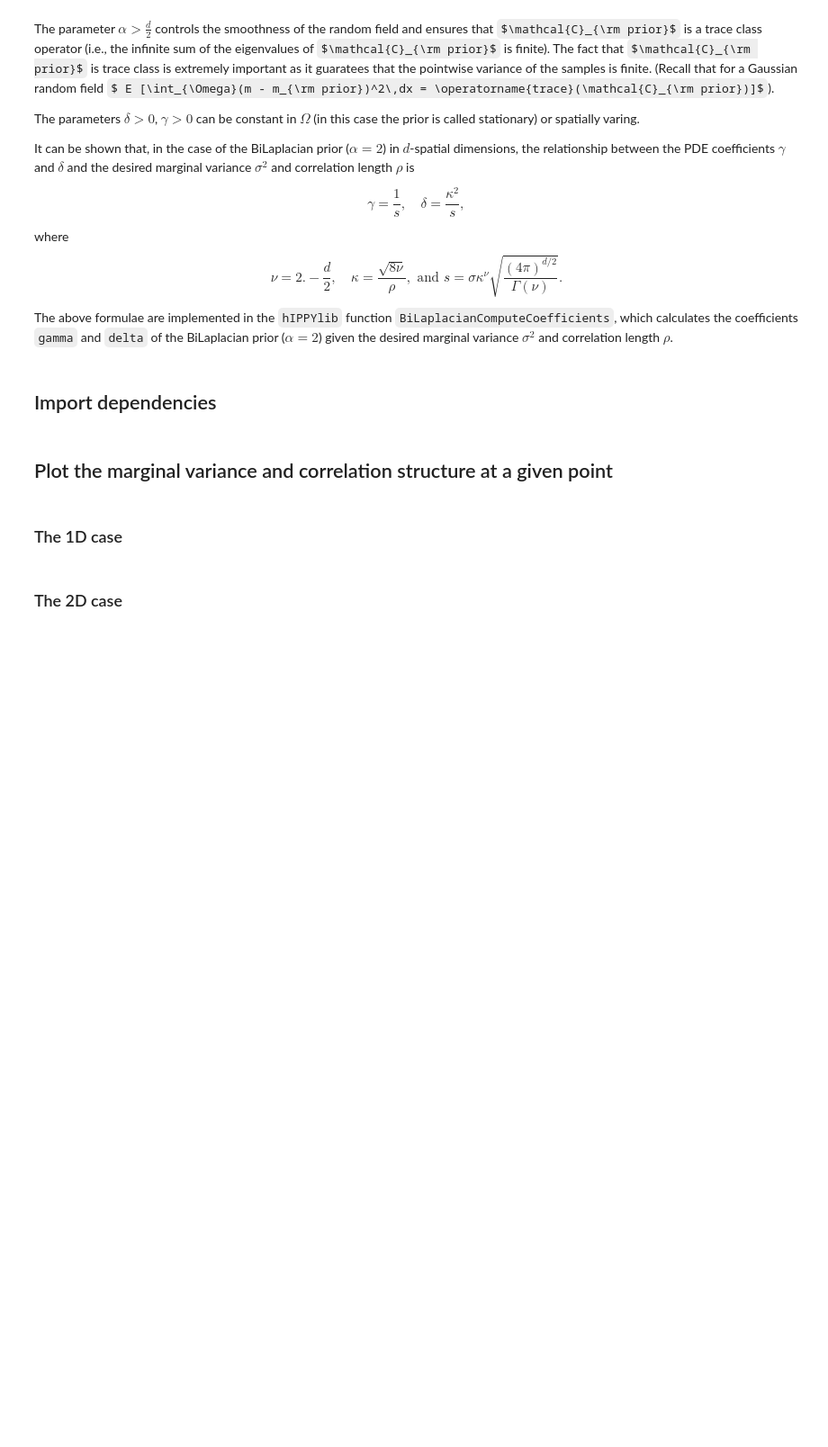
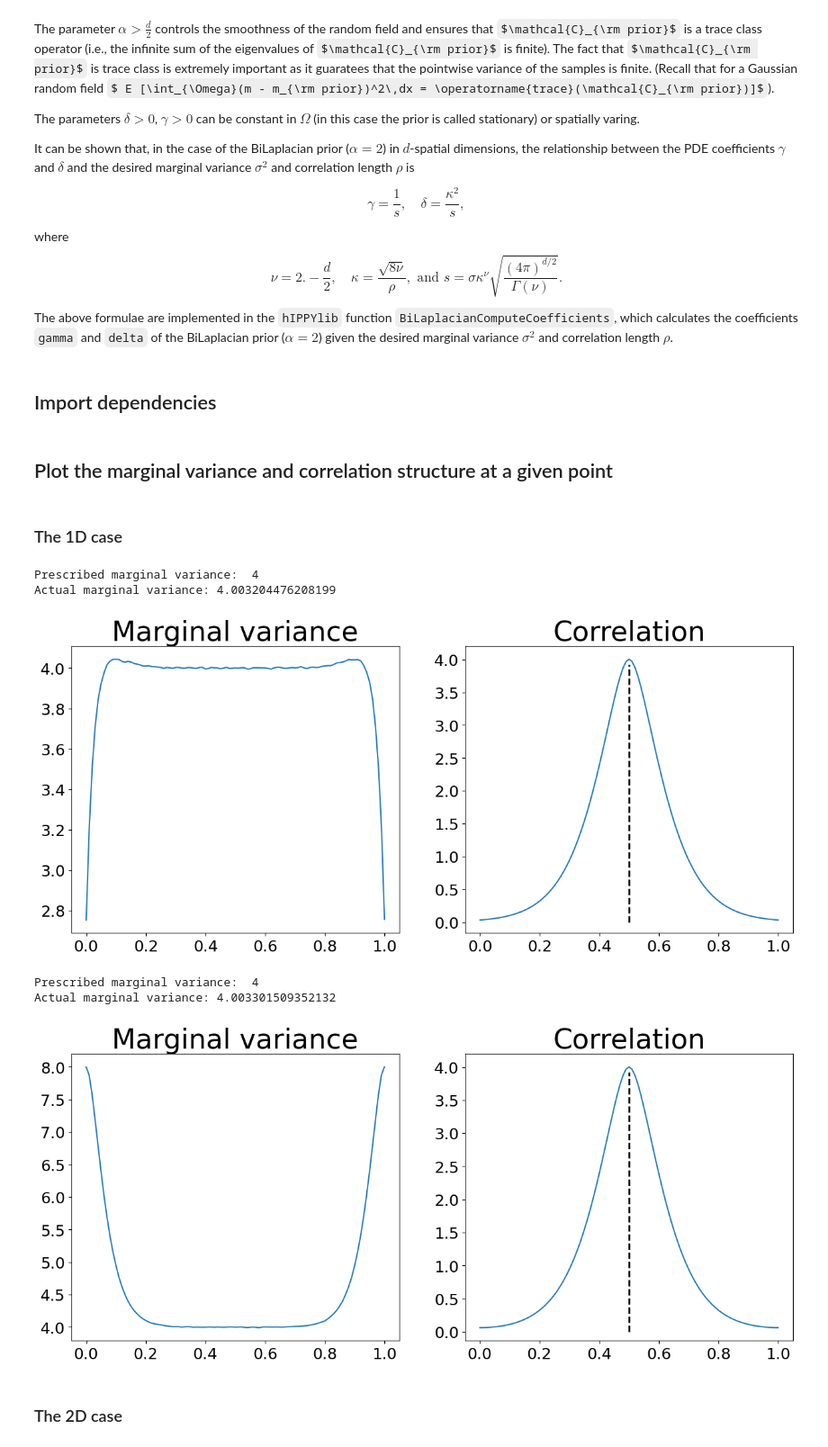
Before and after one commit to hippylib/hippy-colab, a Jupyter notebook: 04_GaussianPriors.ipynb, the cells around one changed output. Shown at 90% size. Drawn from its saved outputs; the diff is of its cells as text; code cells hidden in the pictures; some formulas as TeX source; blank space fills up the shorter version.

```diff
--- a/04_GaussianPriors.ipynb
+++ b/04_GaussianPriors.ipynb
@@ -50,6 +50,10 @@ from matplotlib import rc
 import matplotlib.patches as mpatches
 %matplotlib inline
 
+# Fix for LaTeX rendering issues in Colab
+plt.rcParams['text.usetex'] = False
+rc('text', usetex=False)
+
 import logging
 logging.getLogger('FFC').setLevel(logging.WARNING)
 logging.getLogger('UFL').setLevel(logging.WARNING)
@@ -72,8 +76,8 @@ def correlationStructure(prior, center):
 
     return hp.vector2Function(corrStruct, prior.Vh)
 
-def makeCorrelationPlots(mesh, sigma2, rho, coords,plot_prefix = '',anisotropic=False,\
-                  degree = 2, tick_size = 18, title_size = 32, use_robin = True,\
+def makeCorrelationPlots(mesh, sigma2, rho, coords,anisotropic=False,\
+                         degree = 2,  use_robin = True,\
                          theta0=2.0, theta1 =0.5, alpha = math.pi/4, cmap='viridis'):
     """
     Show the plot of the marginal variance and correlation structure
@@ -117,13 +121,11 @@ def makeCorrelationPlots(mesh, sigma2, rho, coords,plot_prefix = '',anisotropic=
     ## Plot variance and correlation structure
     if ndim == 1:
         fig, axes = plt.subplots(1, 2, figsize=[15,6])
-        for ax in axes:
-            ax.tick_params(axis='both', which='major', labelsize=tick_size)
-            ax.tick_params(axis='both', which='minor', labelsize=tick_size)
+
 
         plt.sca(axes[0])
         dl.plot(pointwise_variance)
-        plt.title("Marginal variance",fontsize=title_size)
+        plt.title("Marginal variance")
         plt.sca(axes[1])
         dl.plot(correlation_struc)
         # Adding some plot annotations
@@ -132,23 +134,16 @@ def makeCorrelationPlots(mesh, sigma2, rho, coords,plot_prefix = '',anisotropic=
         plt.vlines(x=[coords], ymin=[0], ymax=[0.98*ymax],\
                            colors='black', ls='--', lw=2)
 
-        arr = mpatches.FancyArrowPatch((coords, 0.1*ymax), (coords+rho, 0.1*ymax),
-                               arrowstyle='<->,head_width=.15', mutation_scale=20)
-        ax.add_patch(arr)
-        bbox=dict(fc="white", ec="none")
-        ax.annotate('rho='+str(rho)+'$', (.5, .5), xycoords=arr, ha='center', va='center',\
-                                    fontsize=15,bbox=bbox)
-
-        plt.title("Correlation",fontsize=title_size)
+        plt.title("Correlation")
     else:
         hp.nb.multi1_plot([pointwise_variance,correlation_struc],['Marginal variance','Correlation'],\
-                      fontsize = title_size,cmap=cmap)
+                      cmap=[cmap]*2)
         fig, ax = plt.gcf(), plt.gca()
         ims = ax.images
         for im in ims:
             cb = im.colorbar
             cb = fig.colorbar()
-            cb.ax.tick_params(labelsize=tick_size)
+
 
     plt.show()
 # %% [markdown]
@@ -156,14 +151,21 @@ def makeCorrelationPlots(mesh, sigma2, rho, coords,plot_prefix = '',anisotropic=
 # %%
 mesh = dl.UnitIntervalMesh(100)
 sigma2 = 4
 rho    = 0.25
+
+coords = 0.5
+makeCorrelationPlots(mesh, sigma2, rho, coords)
+
 coords = 0.5
 
-makeCorrelationPlots(mesh, sigma2, rho, coords)
-
-coords = 0.75
-
 makeCorrelationPlots(mesh, sigma2, rho, coords,use_robin=False)
+# %% [output]
+Prescribed marginal variance:  4
+Actual marginal variance: 4.003204476208199
+[figure, added]
+Prescribed marginal variance:  4
+Actual marginal variance: 4.003301509352132
+[figure, added]
 # %% [markdown]
 ### The 2D case
 # %%
```
Also changed, not shown: parts of 7 cells of this notebook.
